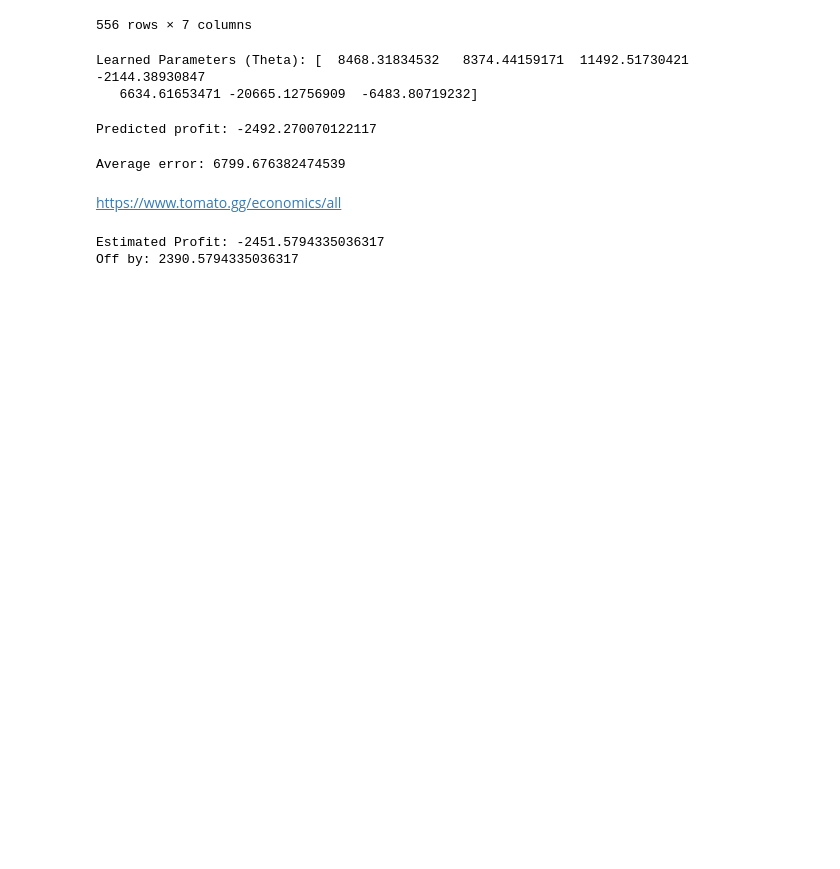
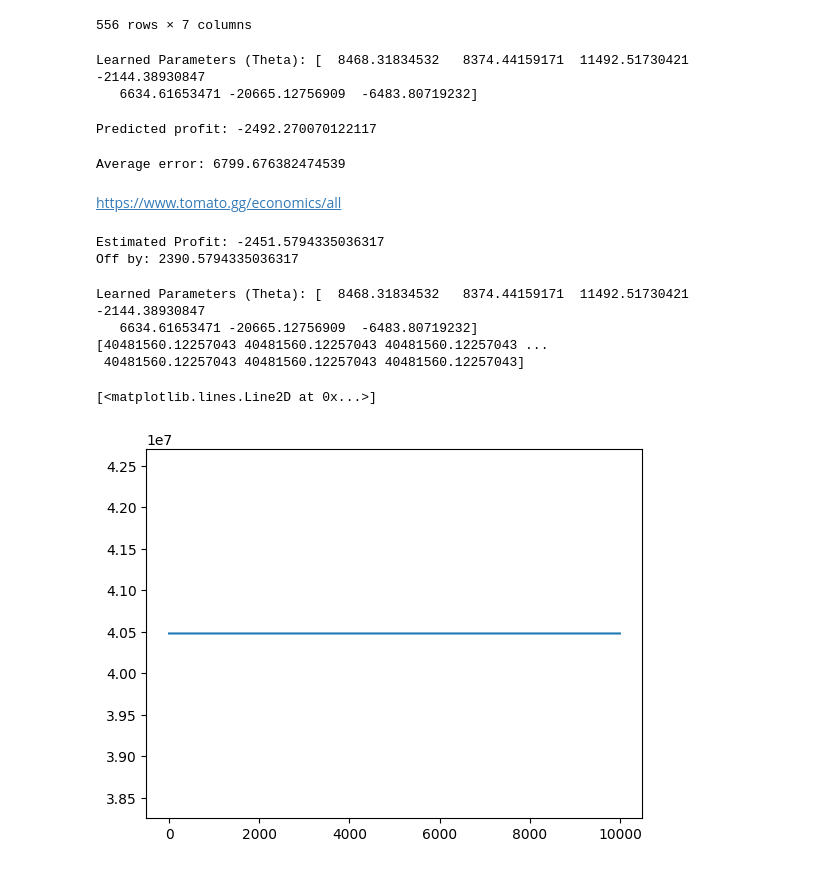
Before and after one commit to jeffreyLyngdoh/Final-Tutorial-World-of-Tank-deep-dive, a Jupyter notebook: book.ipynb, the cells around one changed output. Saved outputs shown, nothing was run; the diff lists cells and outputs as text; code cells hidden in the pictures; blank space fills up the shorter version.

```diff
--- a/book.ipynb
+++ b/book.ipynb
@@ -447,3 +447,27 @@ estimateTankProfit('AMX M4 45')
 # %% [output]
 Estimated Profit: -2451.5794335036317
 Off by: 2390.5794335036317
+# %%
+import numpy as np
+
+def gradient_Descent(X, y, theta, alpha, iterations):
+    m = len(y)
+    loss_history = []
+    for i in range(iterations):
+        h = np.dot(X, theta)
+        theta -= alpha * (1/m) * np.dot(X.T, (h-y))
+        loss = np.sum(np.power(h-y, 2))/(2*m)
+        loss_history.append(loss)
+    return theta, np.array(loss_history)
+# %%
+theta, f = gradient_Descent(X, y, theta, alpha, num_iterations)
+print("Learned Parameters (Theta):", theta)
+print(f)
+plt.plot(range(num_iterations), f )
+# %% [output]
+Learned Parameters (Theta): [  8468.31834532   8374.44159171  11492.51730421  -2144.38930847
+   6634.61653471 -20665.12756909  -6483.80719232]
+[40481560.12257043 40481560.12257043 40481560.12257043 ...
+ 40481560.12257043 40481560.12257043 40481560.12257043]
+[<matplotlib.lines.Line2D at 0x...>]
+[figure, added]
```
Also changed, not shown: parts of 2 cells of this notebook, 1 other file.
